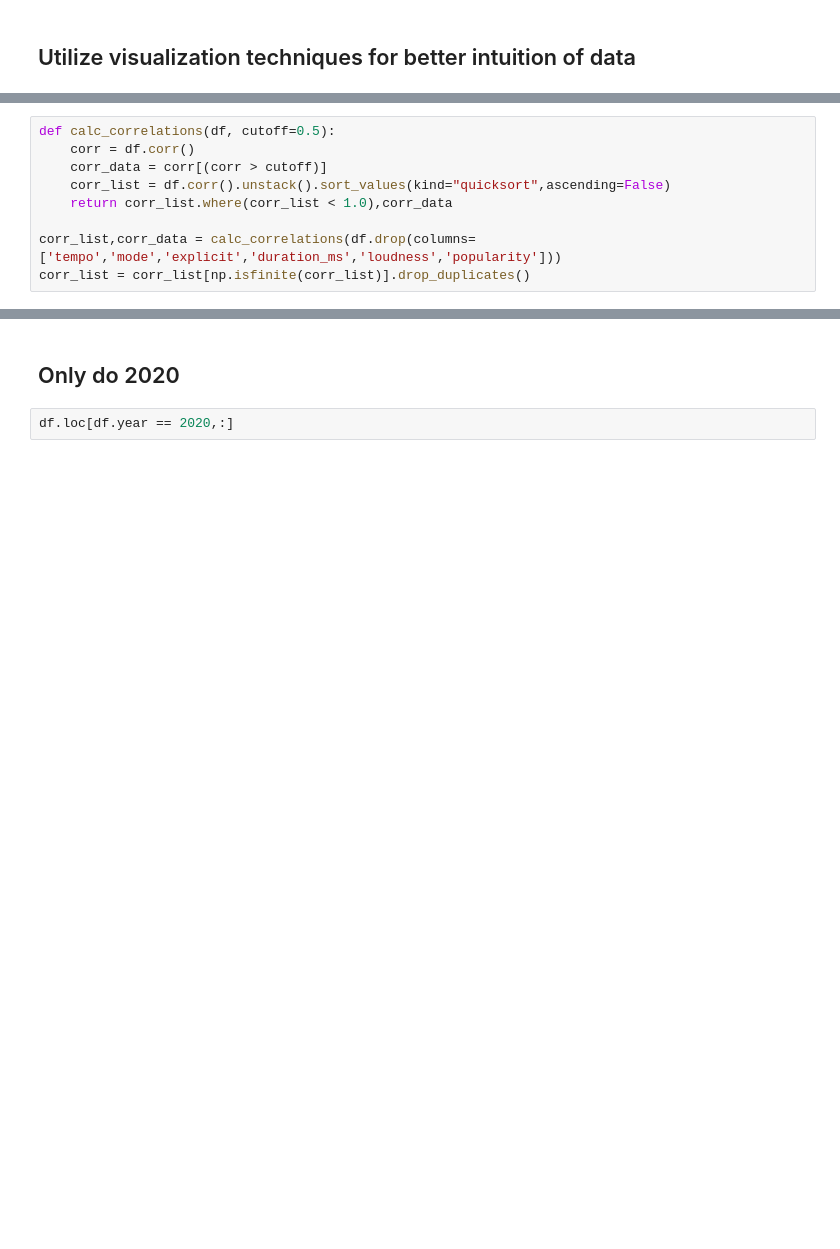
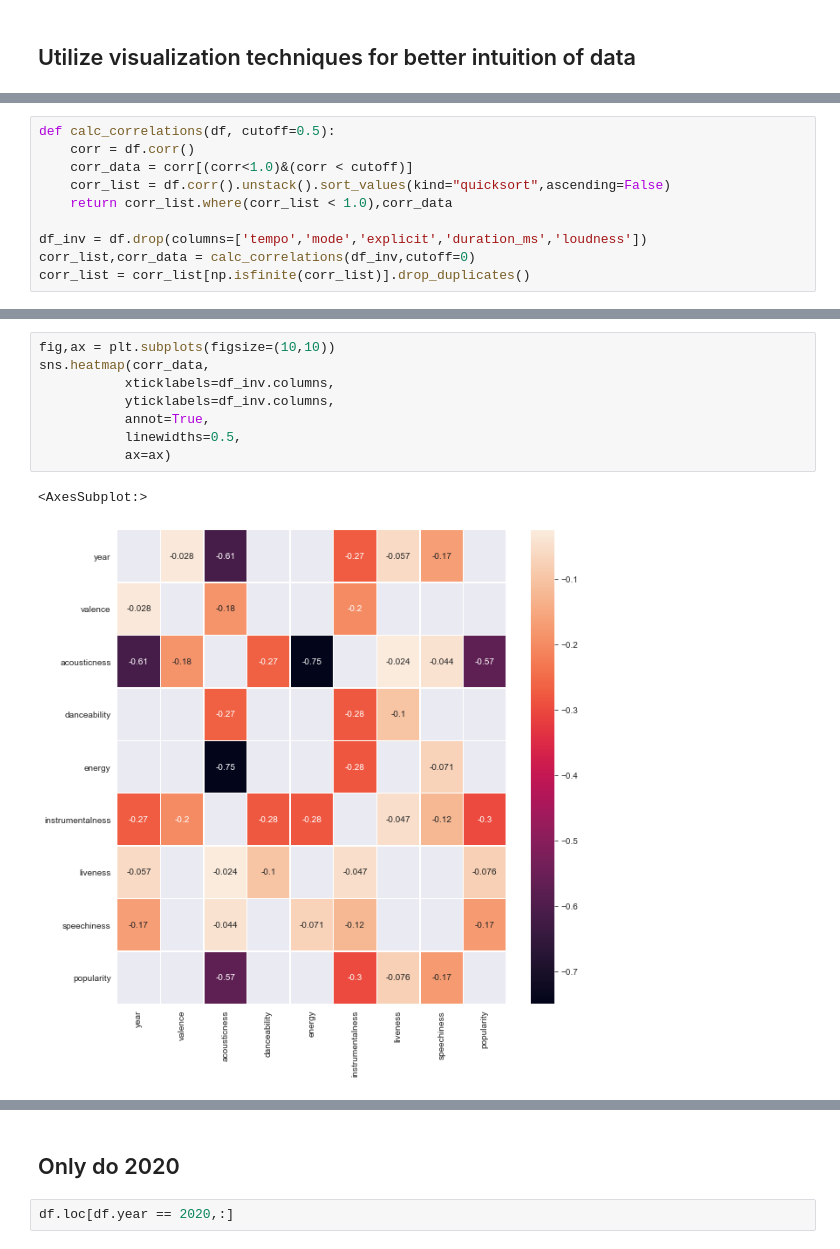
Before and after one commit to Tony363/Chartmetric_Analysis, a Jupyter notebook: spotify_data_analysis.ipynb, the cells around one changed output, grey strips where cells are left out. Cells and saved outputs as stored; diff of their text form; blank space fills up the shorter version.

```diff
--- a/spotify_data_analysis.ipynb
+++ b/spotify_data_analysis.ipynb
@@ -348,9 +376,10 @@ for col,color in zip(df.drop(columns=['tempo','mode','explicit','duration_ms','l
 # %%
 def calc_correlations(df, cutoff=0.5):
     corr = df.corr()
-    corr_data = corr[(corr > cutoff)]
+    corr_data = corr[(corr<1.0)&(corr < cutoff)]
     corr_list = df.corr().unstack().sort_values(kind="quicksort",ascending=False)
     return corr_list.where(corr_list < 1.0),corr_data
 
-corr_list,corr_data = calc_correlations(df.drop(columns=['tempo','mode','explicit','duration_ms','loudness','popularity']))
+df_inv = df.drop(columns=['tempo','mode','explicit','duration_ms','loudness'])
+corr_list,corr_data = calc_correlations(df_inv,cutoff=0)
 corr_list = corr_list[np.isfinite(corr_list)].drop_duplicates()
@@ -404,0 +405,11 @@ df
+# %%
+fig,ax = plt.subplots(figsize=(10,10))
+sns.heatmap(corr_data,
+           xticklabels=df_inv.columns,
+           yticklabels=df_inv.columns,
+           annot=True,
+           linewidths=0.5,
+           ax=ax)
+# %% [output]
+<AxesSubplot:>
+[figure, added]
```
Also changed, not shown: parts of 17 cells of this notebook.
